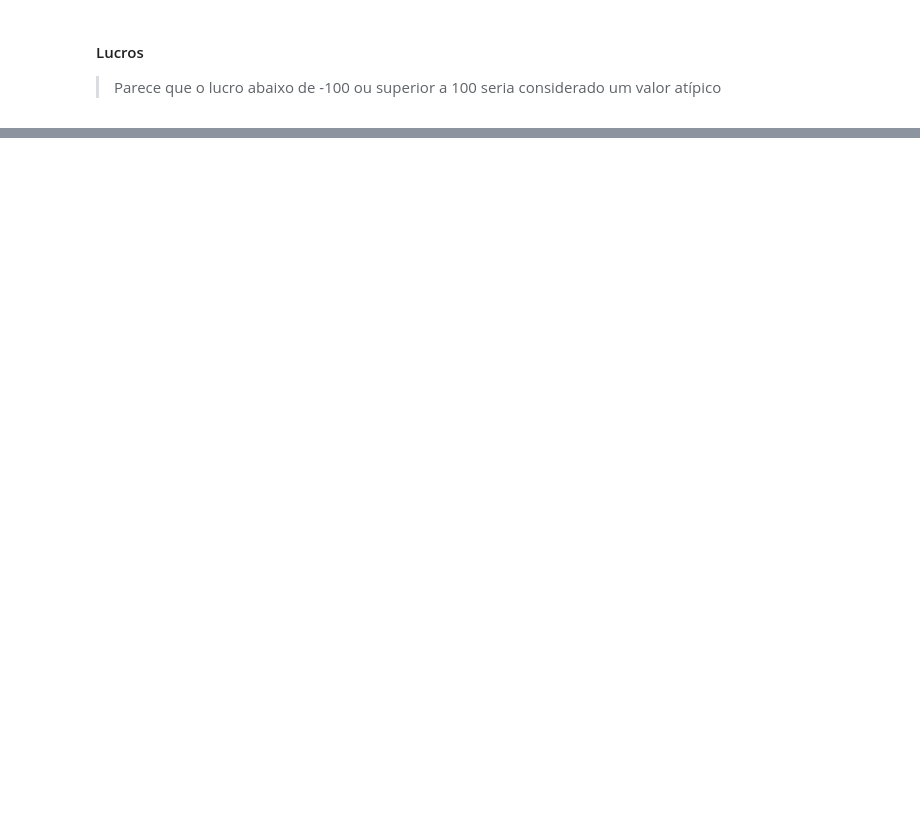
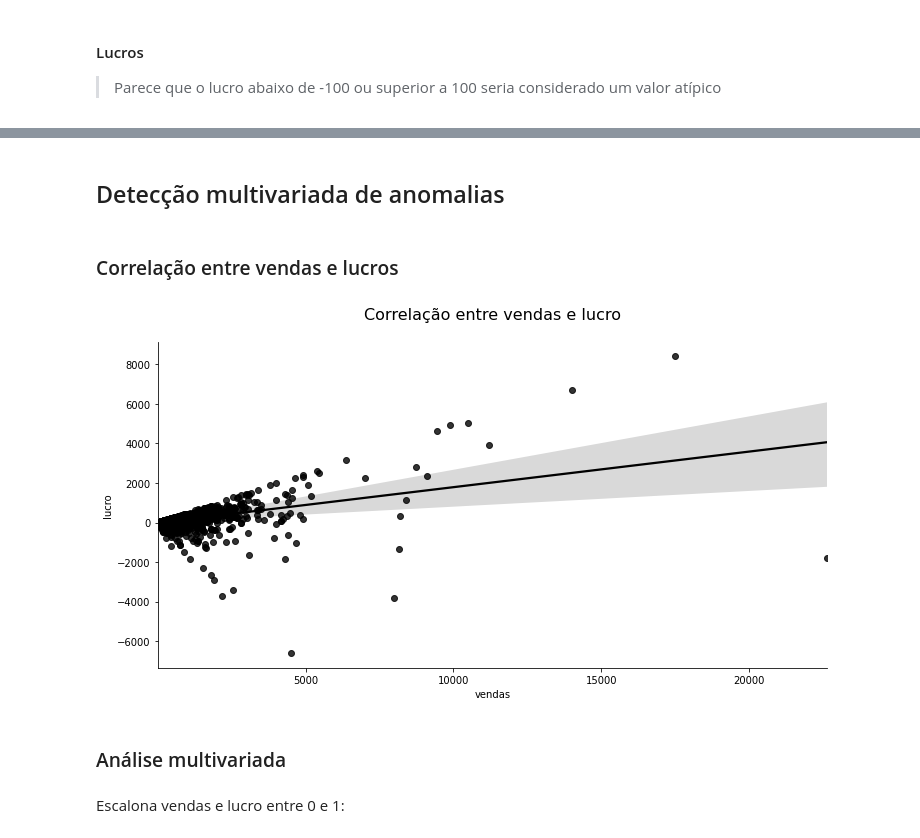
Before and after one commit to LilianeAquino/introducao_mineracao_de_dados, a Jupyter notebook: 08_deteccao_de_anomalias.ipynb, the cells around one changed output, grey strips where cells are left out. Saved outputs shown, nothing was run; the diff lists cells and outputs as text; code cells hidden in the pictures; blank space fills up the shorter version.

Commit message:
Detecção de anomalias

```diff
--- a/08_deteccao_de_anomalias.ipynb
+++ b/08_deteccao_de_anomalias.ipynb
@@ -155,0 +174,13 @@ univariateAnomalyDetection('lucro')
+# %% [markdown]
+## Detecção multivariada de anomalias
+# %% [markdown]
+### Correlação entre vendas e lucros
+# %%
+plt.figure(figsize=(12, 6))
+plt.title('Correlação entre vendas e lucro', y=1.05, fontsize=16)
+sns.regplot(x='vendas', y='lucro', data=dados, color='k')
+sns.despine ()
+# %% [output]
+[figure, added]
+# %% [markdown]
+### Análise multivariada
@@ -155,0 +244,2 @@ univariateAnomalyDetection('lucro')
+# %% [markdown]
+Escalona vendas e lucro entre 0 e 1:
```
Also changed, not shown: parts of 19 cells of this notebook.
